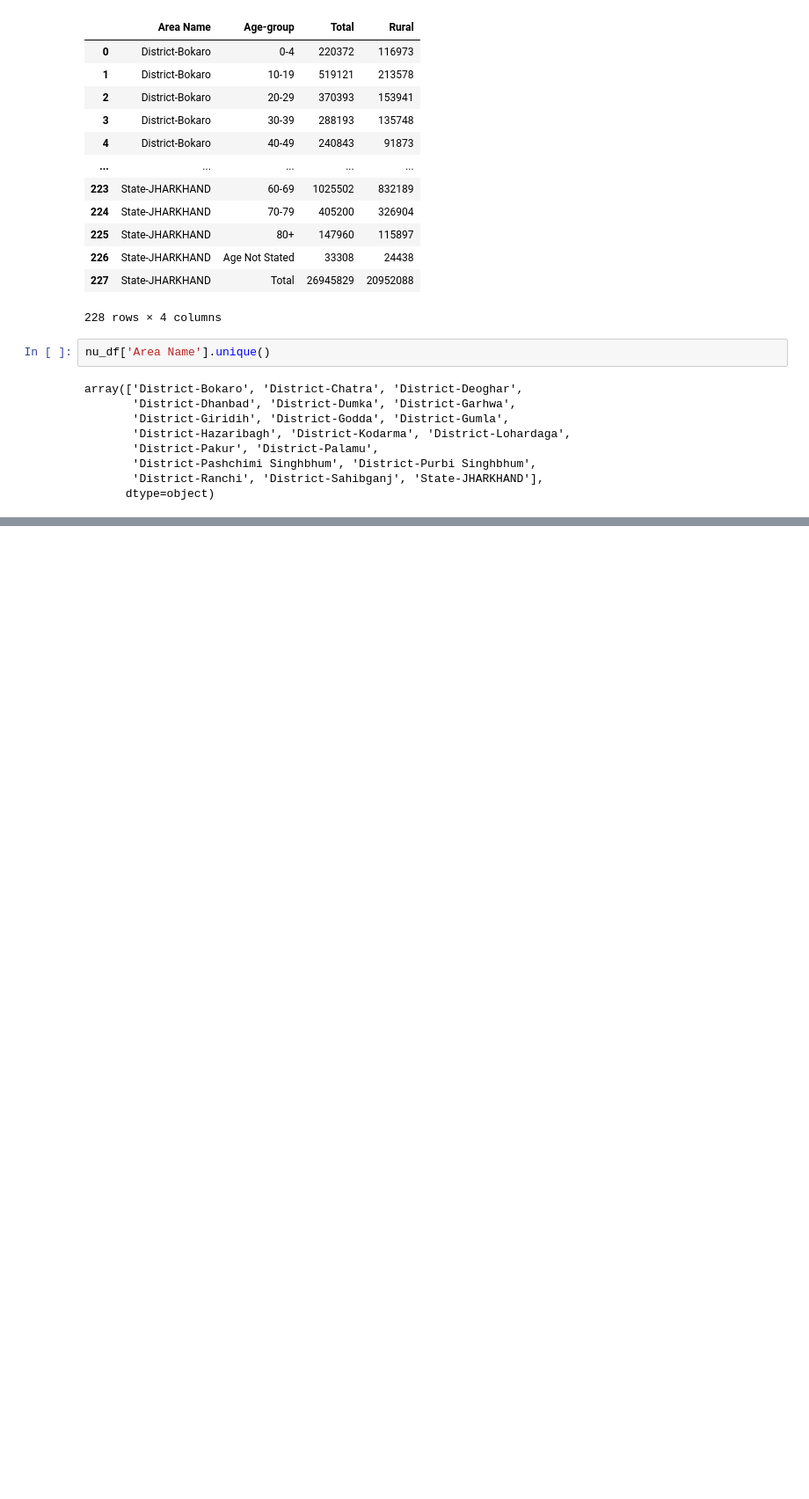
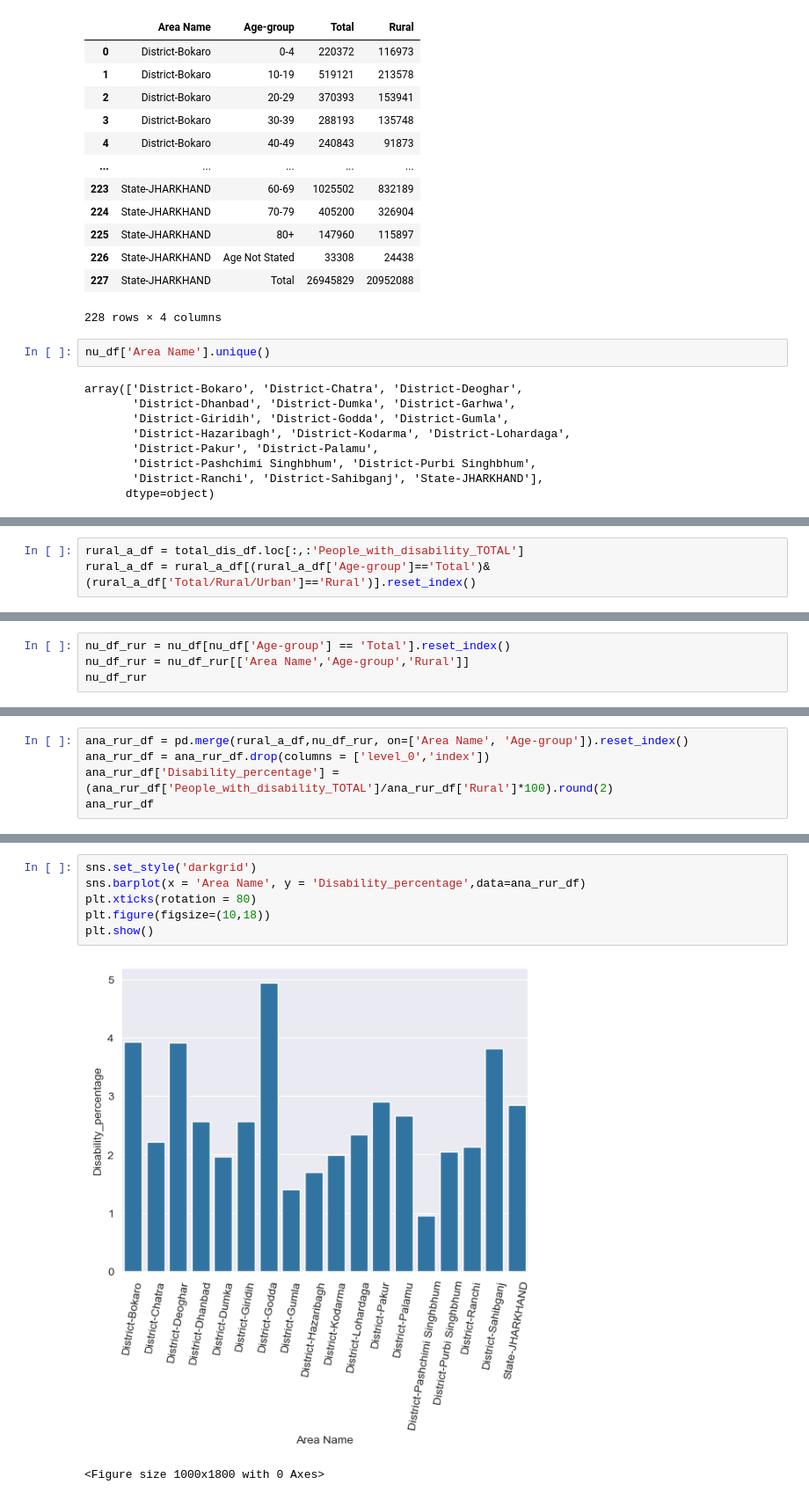
Before and after one commit to abhi-ram-M/jharkand-nuclear-radiation, a Jupyter notebook: main__.ipynb, the cells around one changed output, grey strips where cells are left out. Shown at 88% size. Drawn from its saved outputs; the diff is of its cells as text; blank space fills up the shorter version.

```diff
--- a/main__.ipynb
+++ b/main__.ipynb
@@ -571,0 +593,3 @@ nu_df_tot
+# %%
+rural_a_df = total_dis_df.loc[:,:'People_with_disability_TOTAL']
+rural_a_df = rural_a_df[(rural_a_df['Age-group']=='Total')&(rural_a_df['Total/Rural/Urban']=='Rural')].reset_index()
@@ -571,0 +616,4 @@ nu_df_tot
+# %%
+nu_df_rur = nu_df[nu_df['Age-group'] == 'Total'].reset_index()
+nu_df_rur = nu_df_rur[['Area Name','Age-group','Rural']]
+nu_df_rur
@@ -571,0 +638,5 @@ nu_df_tot
+# %%
+ana_rur_df = pd.merge(rural_a_df,nu_df_rur, on=['Area Name', 'Age-group']).reset_index()
+ana_rur_df = ana_rur_df.drop(columns = ['level_0','index'])
+ana_rur_df['Disability_percentage'] = (ana_rur_df['People_with_disability_TOTAL']/ana_rur_df['Rural']*100).round(2)
+ana_rur_df
@@ -571,0 +701,9 @@ nu_df_tot
+# %%
+sns.set_style('darkgrid')
+sns.barplot(x = 'Area Name', y = 'Disability_percentage',data=ana_rur_df)
+plt.xticks(rotation = 80)
+plt.figure(figsize=(10,18))
+plt.show()
+# %% [output]
+[figure, added]
+<Figure size 1000x1800 with 0 Axes>
```
Also changed, not shown: parts of 29 cells of this notebook.
